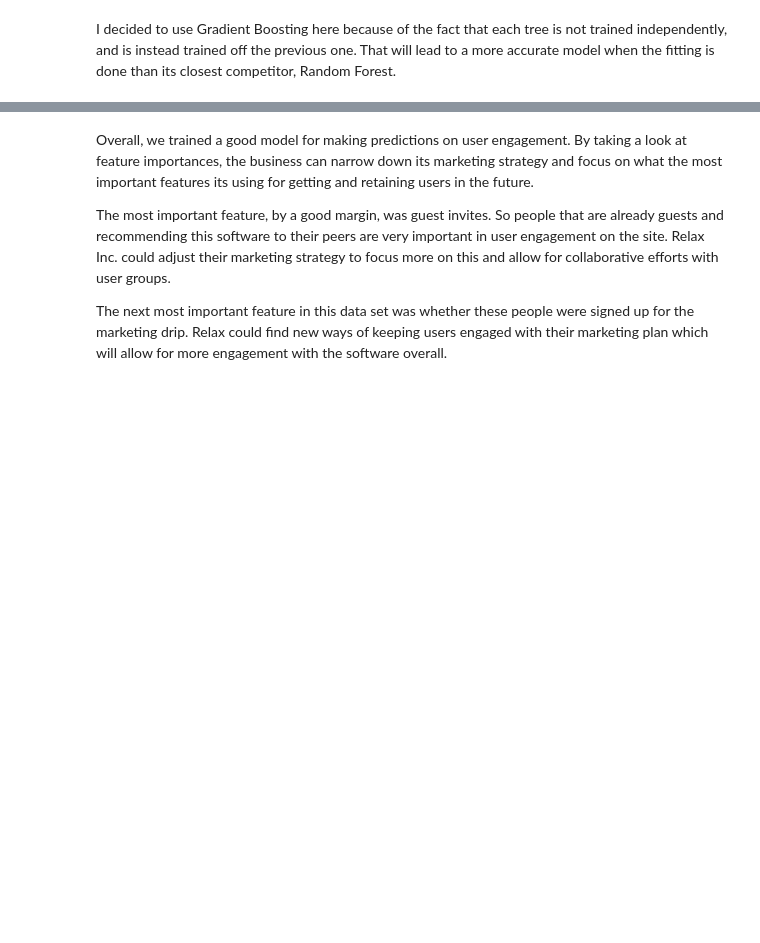
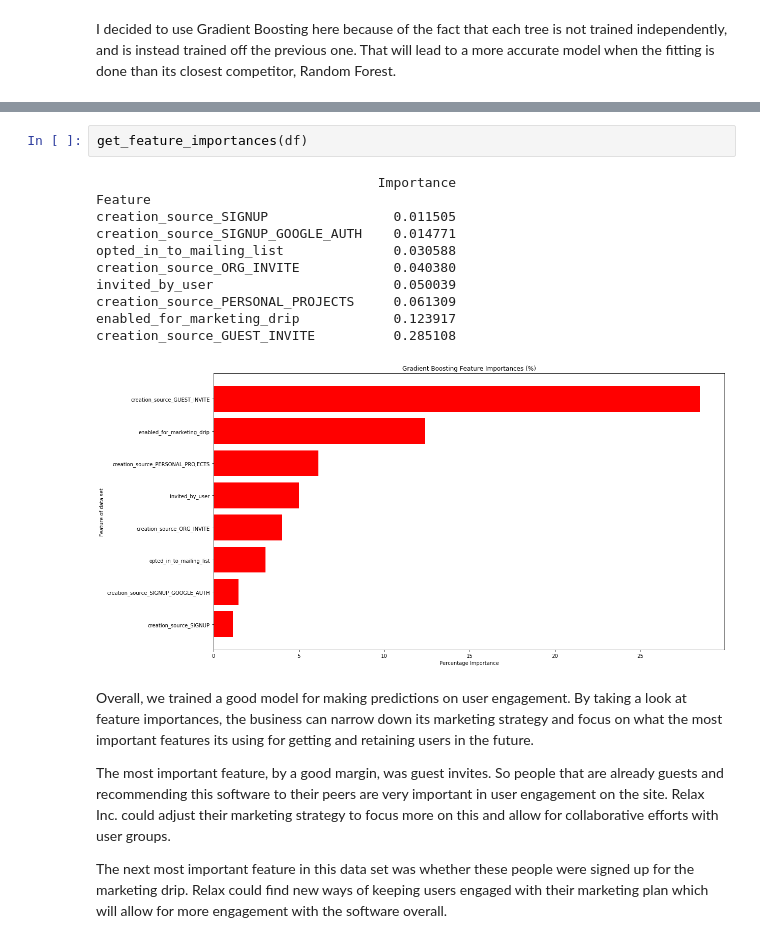
Before and after one commit to davidbuehler07/Take-Home-Challenges, a Jupyter notebook: Relax Challenge/Relax Inc. Challenge Solution.ipynb, the cells around one changed output, grey strips where cells are left out. Saved outputs shown, nothing was run; the diff lists cells and outputs as text; blank space fills up the shorter version.

```diff
--- a/Relax Challenge/Relax Inc. Challenge Solution.ipynb
+++ b/Relax Challenge/Relax Inc. Challenge Solution.ipynb
@@ -162,3 +238,17 @@ plt.show()
+# %%
+get_feature_importances(df)
+# %% [output]
+                                    Importance
+Feature
+creation_source_SIGNUP                0.011505
+creation_source_SIGNUP_GOOGLE_AUTH    0.014771
+opted_in_to_mailing_list              0.030588
+creation_source_ORG_INVITE            0.040380
+invited_by_user                       0.050039
+creation_source_PERSONAL_PROJECTS     0.061309
+enabled_for_marketing_drip            0.123917
+creation_source_GUEST_INVITE          0.285108
+[figure, added]
 # %% [markdown]
 Overall, we trained a good model for making predictions on user engagement. By taking a look at feature importances, the business can narrow down its marketing strategy and focus on what the most important features its using for getting and retaining users in the future.
 
```
Also changed, not shown: parts of 17 cells of this notebook.
